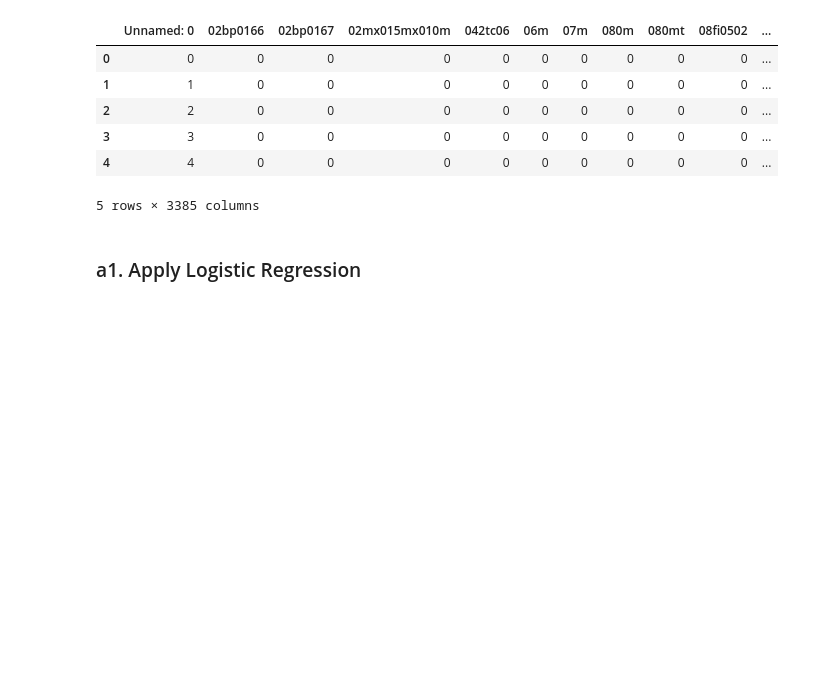
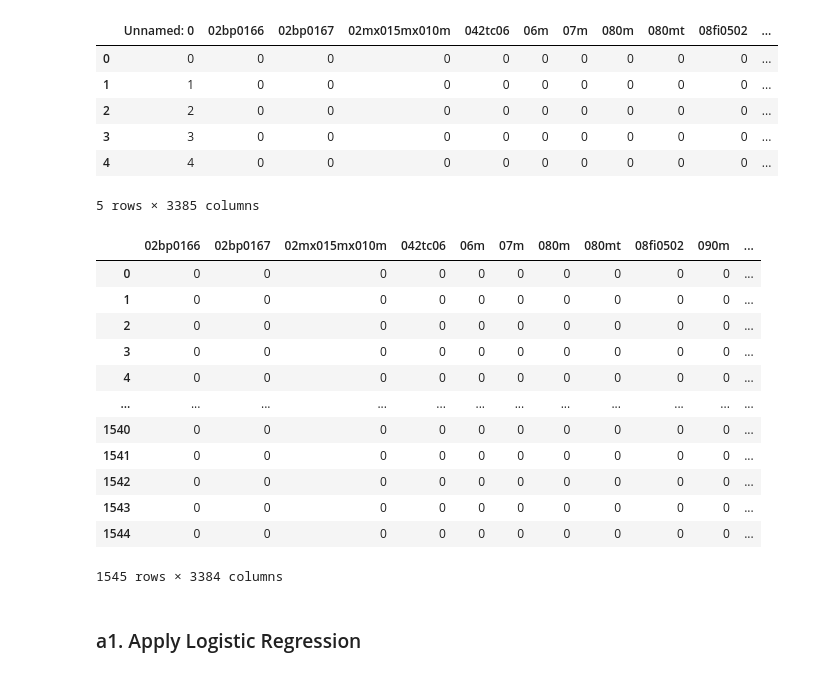
Before and after one commit to vishnudas-raveendran/PGP-AIML, a Jupyter notebook: Capstone_interim.ipynb, the cells around one changed output. Saved outputs shown, nothing was run; the diff lists cells and outputs as text; code cells hidden in the pictures; blank space fills up the shorter version.

```diff
--- a/Capstone_interim.ipynb
+++ b/Capstone_interim.ipynb
@@ -1121,6 +1135,22 @@ data.head()
 5 rows × 3385 columns
 # %%
 data.drop('Unnamed: 0', axis=1, inplace=True)
+# %%
+data
+# %% [output]
+|  | 02bp0166 | 02bp0167 | 02mx015mx010m | 042tc06 | 06m | 07m | 080m | 080mt | 08fi0502 | 090m | ... |
+| 0 | 0 | 0 | 0 | 0 | 0 | 0 | 0 | 0 | 0 | 0 | ... |
+| 1 | 0 | 0 | 0 | 0 | 0 | 0 | 0 | 0 | 0 | 0 | ... |
+| 2 | 0 | 0 | 0 | 0 | 0 | 0 | 0 | 0 | 0 | 0 | ... |
+| 3 | 0 | 0 | 0 | 0 | 0 | 0 | 0 | 0 | 0 | 0 | ... |
+| 4 | 0 | 0 | 0 | 0 | 0 | 0 | 0 | 0 | 0 | 0 | ... |
+| ... | ... | ... | ... | ... | ... | ... | ... | ... | ... | ... | ... |
+| 1540 | 0 | 0 | 0 | 0 | 0 | 0 | 0 | 0 | 0 | 0 | ... |
+| 1541 | 0 | 0 | 0 | 0 | 0 | 0 | 0 | 0 | 0 | 0 | ... |
+| 1542 | 0 | 0 | 0 | 0 | 0 | 0 | 0 | 0 | 0 | 0 | ... |
+| 1543 | 0 | 0 | 0 | 0 | 0 | 0 | 0 | 0 | 0 | 0 | ... |
+| 1544 | 0 | 0 | 0 | 0 | 0 | 0 | 0 | 0 | 0 | 0 | ... |
+1545 rows × 3384 columns
 # %%
 X = data.drop(['Accident Level'],axis = 1)
 y = data['Accident Level']
```
Also changed, not shown: parts of 36 cells of this notebook.
